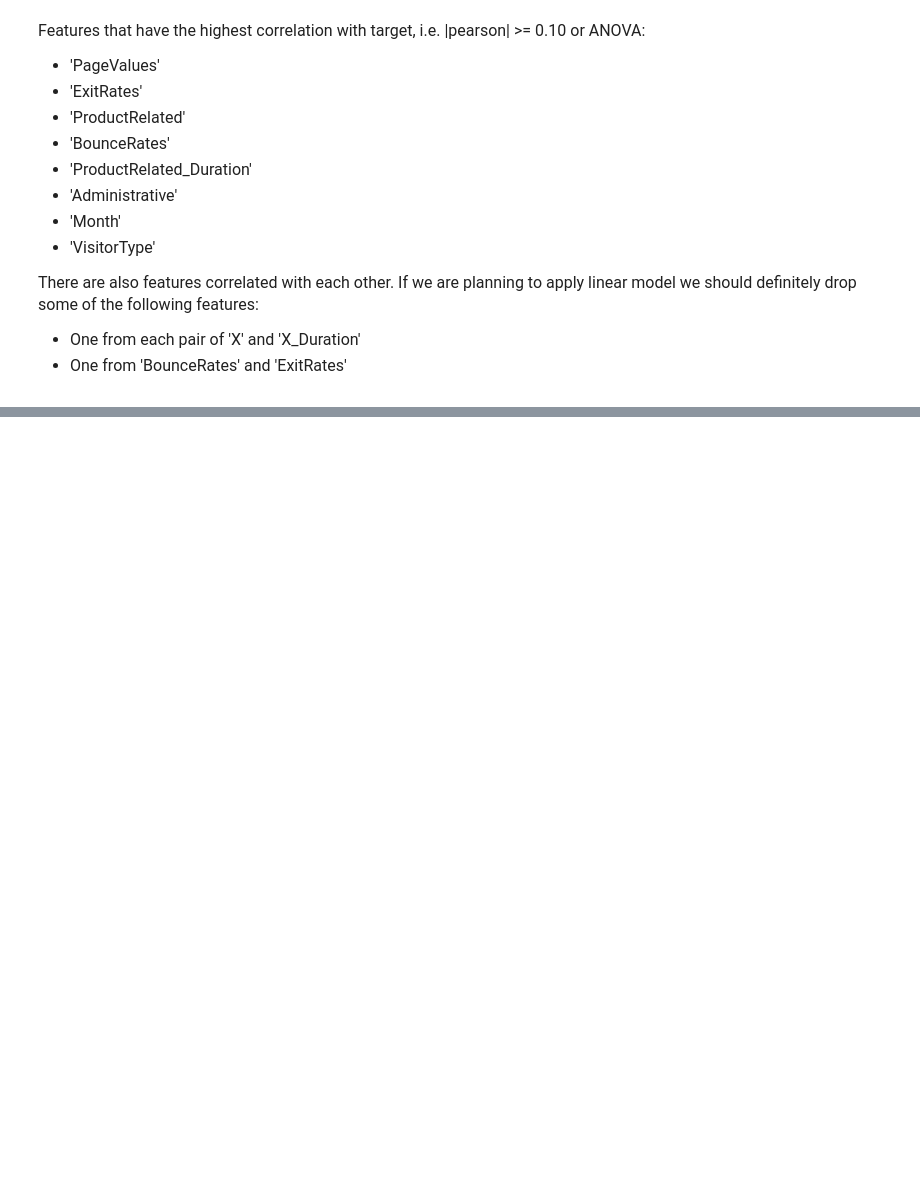
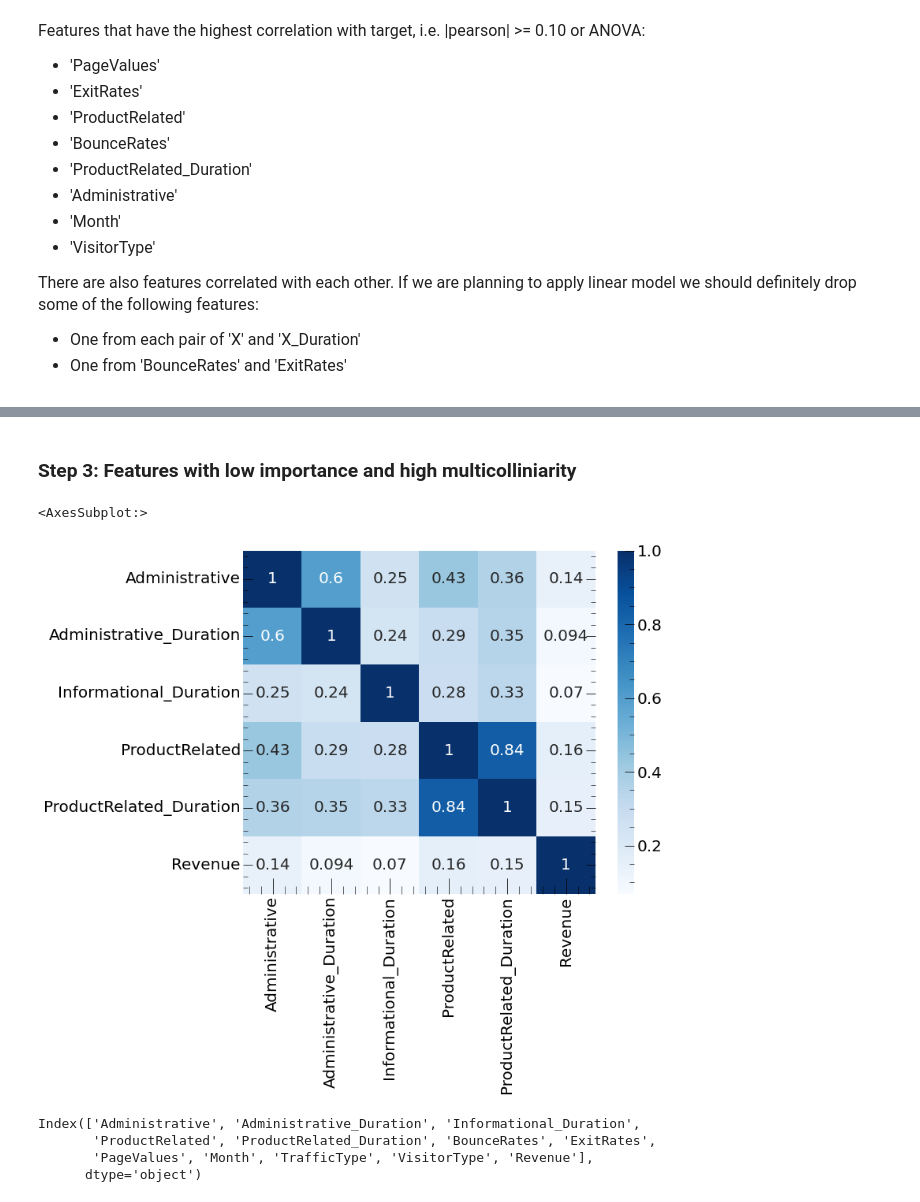
Before and after one commit to Sirnobaka/Online_Shoppers, a Jupyter notebook: Online_Shoppers.ipynb, the cells around one changed output, grey strips where cells are left out. Cells and saved outputs as stored; diff of their text form; code cells hidden in the pictures; blank space fills up the shorter version.

Commit message:
First version of feature selection and CatBoost model

```diff
--- a/Online_Shoppers.ipynb
+++ b/Online_Shoppers.ipynb
@@ -1505,0 +1542,2 @@ shape: (10, 3)
+# %%
+data_catboost = data.drop(['Season_Summer', 'Season_Spring', 'Season_Fall'], axis=1)
@@ -1505,0 +1627,10 @@ shape: (10, 3)
+# %%
+features_to_drop = ['Region', 'Browser', 'OperatingSystems']
+
+data_catboost = data_catboost.drop(features_to_drop, axis=1)
+
+X = data_catboost.drop('Revenue', axis=1)
+y = data_catboost['Revenue']
+
+X_train, X_test, y_train, y_test = train_test_split(X, y, test_size=0.2, random_state=42)
+categorical_features_indices = np.where(X.dtypes == object)[0]
@@ -1505,0 +1684,21 @@ shape: (10, 3)
+# %%
+features_to_drop = ['Weekend', 'Informational', 'SpecialDay']
+
+data_catboost = data_catboost.drop(features_to_drop, axis=1)
+
+X = data_catboost.drop('Revenue', axis=1)
+y = data_catboost['Revenue']
+
+X_train, X_test, y_train, y_test = train_test_split(X, y, test_size=0.2, random_state=42)
+categorical_features_indices = np.where(X.dtypes == object)[0]
+
+# train model again
+
+model.fit(X_train, y_train,
+         cat_features=categorical_features_indices,
+         logging_level='Silent')
+
+pred = model.predict(X_test)
+
+print('roc_auc_score           = ', roc_auc_score(y_test, pred))
+print('f1_score                = ', f1_score(y_test, pred))
@@ -1505,0 +1736,21 @@ shape: (10, 3)
+# %% [markdown]
+### Step 3: Features with low importance and high multicolliniarity
+# %%
+corr = data_catboost[[
+    "Administrative", "Administrative_Duration",
+    "Informational_Duration", "ProductRelated", "ProductRelated_Duration",
+    "Revenue"
+]].corr()
+
+plt.figure(figsize=(10, 8))
+sns.heatmap(corr, cmap="Blues", annot=True)
+# %% [output]
+<AxesSubplot:>
+[figure, added]
+# %%
+data_catboost.columns
+# %% [output]
+Index(['Administrative', 'Administrative_Duration', 'Informational_Duration',
+       'ProductRelated', 'ProductRelated_Duration', 'BounceRates', 'ExitRates',
+       'PageValues', 'Month', 'TrafficType', 'VisitorType', 'Revenue'],
+      dtype='object')
```
Also changed, not shown: parts of 55 cells of this notebook.
